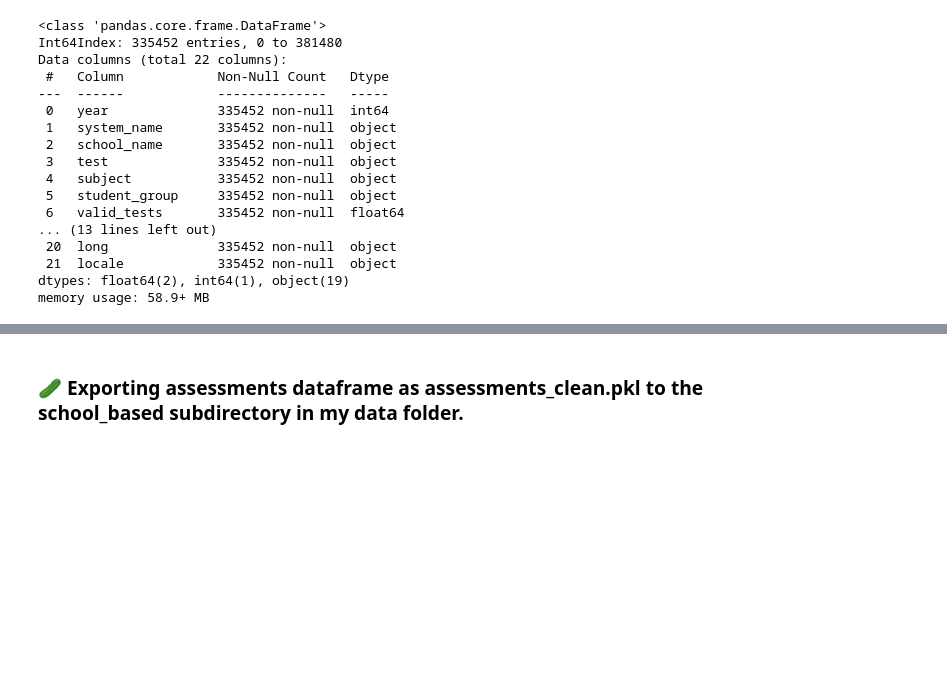
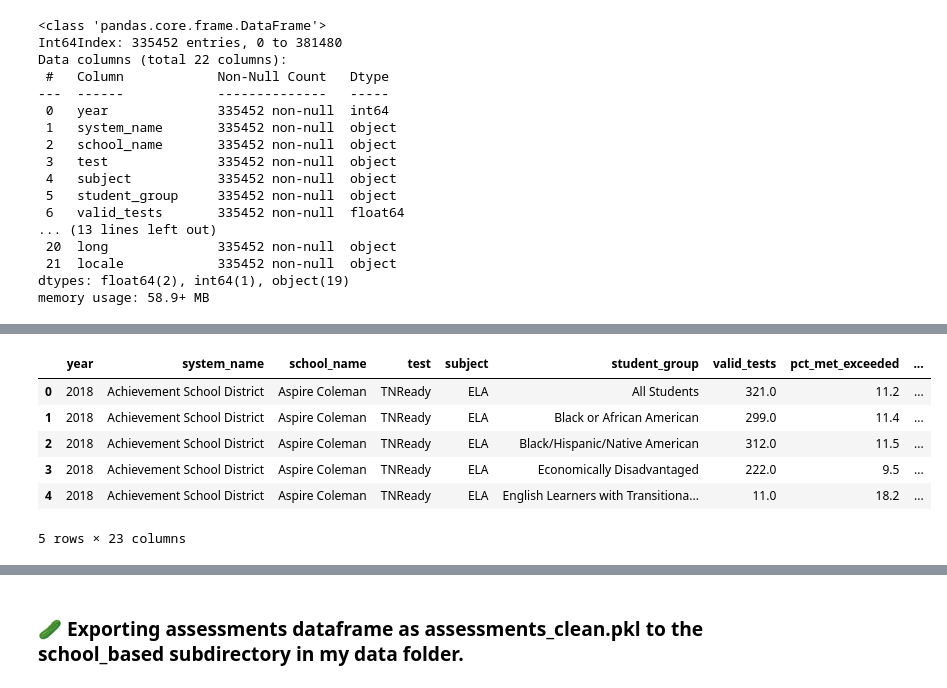
Before and after one commit to Claytor/Capstone_TN_COVID_School_Achievement_Impact, a Jupyter notebook: notebooks/school_assessments_join.ipynb, the cells around one changed output, grey strips where cells are left out. Drawn from its saved outputs; the diff is of its cells as text; code cells hidden in the pictures; blank space fills up the shorter version.

```diff
--- a/notebooks/school_assessments_join.ipynb
+++ b/notebooks/school_assessments_join.ipynb
@@ -501,0 +480,13 @@ test_subjects.head()
+# %%
+# Calculating total percentage of not met for student_groups per assessment
+assessments["pct_not_met"] = abs(assessments['pct_met_exceeded'] - 100)
+
+assessments.head()
+# %% [output]
+|  | year | system_name | school_name | test | subject | student_group | valid_tests | pct_met_exceeded | ... |
+| 0 | 2018 | Achievement School District | Aspire Coleman | TNReady | ELA | All Students | 321.0 | 11.2 | ... |
+| 1 | 2018 | Achievement School District | Aspire Coleman | TNReady | ELA | Black or African American | 299.0 | 11.4 | ... |
+| 2 | 2018 | Achievement School District | Aspire Coleman | TNReady | ELA | Black/Hispanic/Native American | 312.0 | 11.5 | ... |
+| 3 | 2018 | Achievement School District | Aspire Coleman | TNReady | ELA | Economically Disadvantaged | 222.0 | 9.5 | ... |
+| 4 | 2018 | Achievement School District | Aspire Coleman | TNReady | ELA | English Learners with Transitiona... | 11.0 | 18.2 | ... |
+5 rows × 23 columns
```
Also changed, not shown: parts of 8 cells of this notebook.
